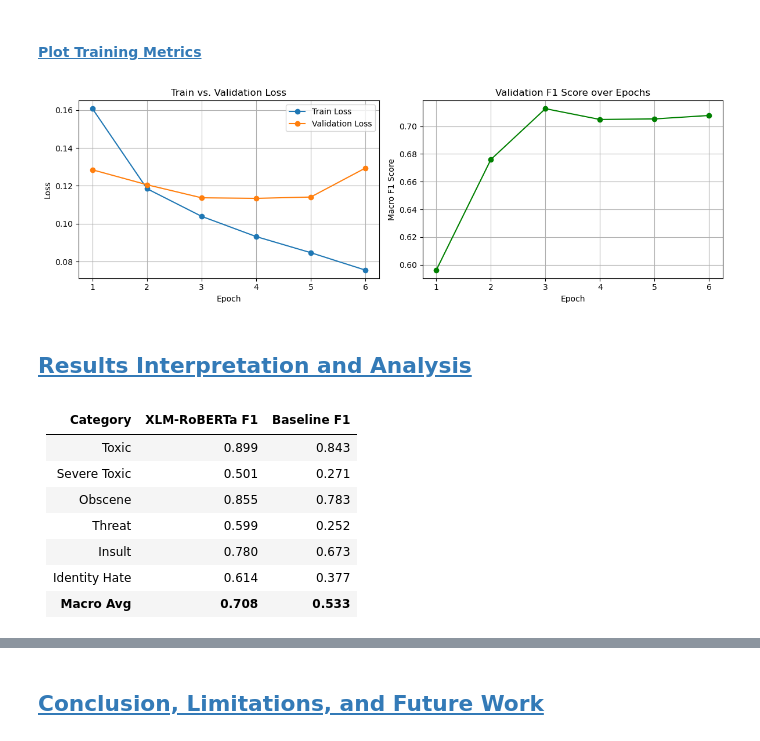
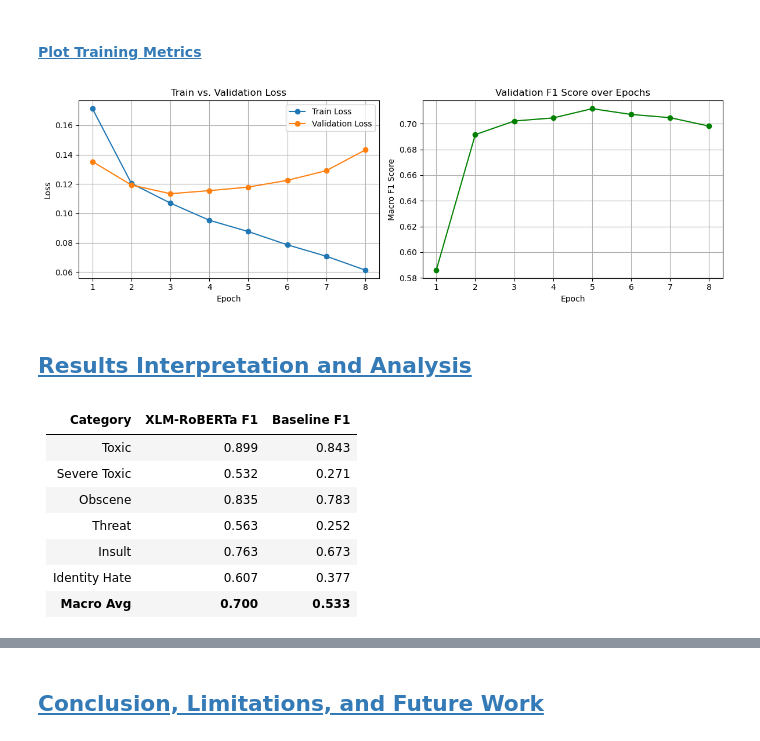
Before and after one commit to Lucchh/Multilingual-Toxic-Comment-Classification, a Jupyter notebook: final_project_submission.ipynb, the cells around one changed output, grey strips where cells are left out. Drawn from its saved outputs; the diff is of its cells as text; code cells hidden in the pictures.

```diff
--- a/final_project.ipynb
+++ b/final_project_submission.ipynb
@@ -716,47 +757,49 @@ IDENTITY_HATE  : F1 = 0.614
 # %% [markdown]
 #### <a id='toc1_4_1_6_'></a>[Plot Training Metrics](#toc0_)
+# %%
+metrics = {
+    'epoch': [1, 2, 3, 4, 5, 6, 7, 8],
+    'train_loss': [0.1713, 0.1204, 0.1070, 0.0953, 0.0876, 0.0786, 0.0708, 0.0614],
+    'val_loss': [0.1353, 0.1193, 0.1134, 0.1155, 0.1179, 0.1225, 0.1291, 0.1432],
+    'val_f1': [0.5861, 0.6915, 0.7021, 0.7045, 0.7117, 0.7072, 0.7047, 0.6981],
+    'val_auc': [0.9485, 0.9687, 0.9719, 0.9705, 0.9711, 0.9717, 0.9690, 0.9668]
+}
 # %%
-metrics = {
-    'epoch': [1, 2, 3, 4, 5, 6],
-    'train_loss': [0.1608, 0.1185, 0.1039, 0.0932, 0.0847, 0.0755],
-    'val_loss': [0.1285, 0.1206, 0.1137, 0.1134, 0.1141, 0.1294],
-    'val_f1': [0.5962, 0.6760, 0.7127, 0.7049, 0.7053, 0.7078],
-    'val_auc': [0.9562, 0.9689, 0.9749, 0.9759, 0.9749, 0.9749]
-}
+# Create plots for each metric
 plt.figure(figsize=(12, 4))
 
 # Plot loss
 plt.subplot(1, 2, 1)
 plt.plot(metrics['epoch'], metrics['train_loss'], marker='o', label='Train Loss')
 plt.plot(metrics['epoch'], metrics['val_loss'], marker='o', label='Validation Loss')
 plt.xlabel("Epoch")
 plt.ylabel("Loss")
 plt.title("Train vs. Validation Loss")
 plt.legend()
 plt.grid(True)
 
 # Plot F1 Score
 plt.subplot(1, 2, 2)
 plt.plot(metrics['epoch'], metrics['val_f1'], marker='o', label='Validation F1', color='green')
 plt.xlabel("Epoch")
 plt.ylabel("Macro F1 Score")
 plt.title("Validation F1 Score over Epochs")
 plt.grid(True)
 
 plt.tight_layout()
 plt.show()
 # %% [output]
-[figure, old version]
+[figure, new version]
 # %% [markdown]
 ## <a id='toc1_5_'></a>[Results Interpretation and Analysis](#toc0_)
 # %% [markdown]
 | Category      | XLM-RoBERTa F1 | Baseline F1 |
 |---------------|----------------|-------------|
 | Toxic         | 0.899          | 0.843       |
-| Severe Toxic  | 0.501          | 0.271       |
-| Obscene       | 0.855          | 0.783       |
-| Threat        | 0.599          | 0.252       |
-| Insult        | 0.780          | 0.673       |
-| Identity Hate | 0.614          | 0.377       |
-| **Macro Avg** | **0.708**      | **0.533**   |
+| Severe Toxic  | 0.532          | 0.271       |
+| Obscene       | 0.835          | 0.783       |
+| Threat        | 0.563          | 0.252       |
+| Insult        | 0.763          | 0.673       |
+| Identity Hate | 0.607          | 0.377       |
+| **Macro Avg** | **0.700**      | **0.533**   |
 # %% [markdown]
```
Also changed, not shown: parts of 9 cells of this notebook.
